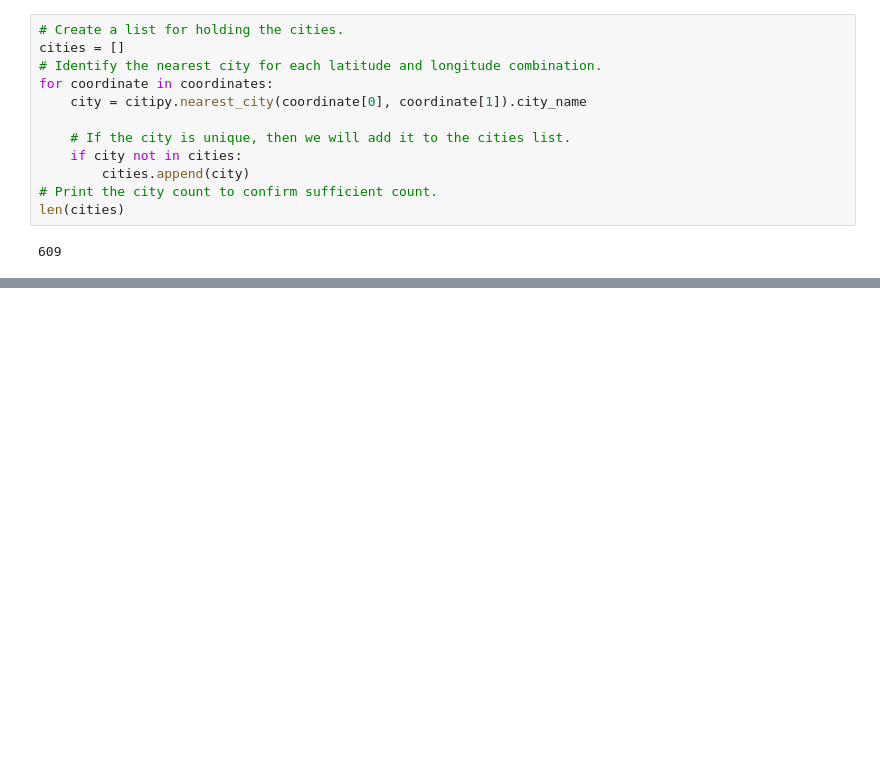
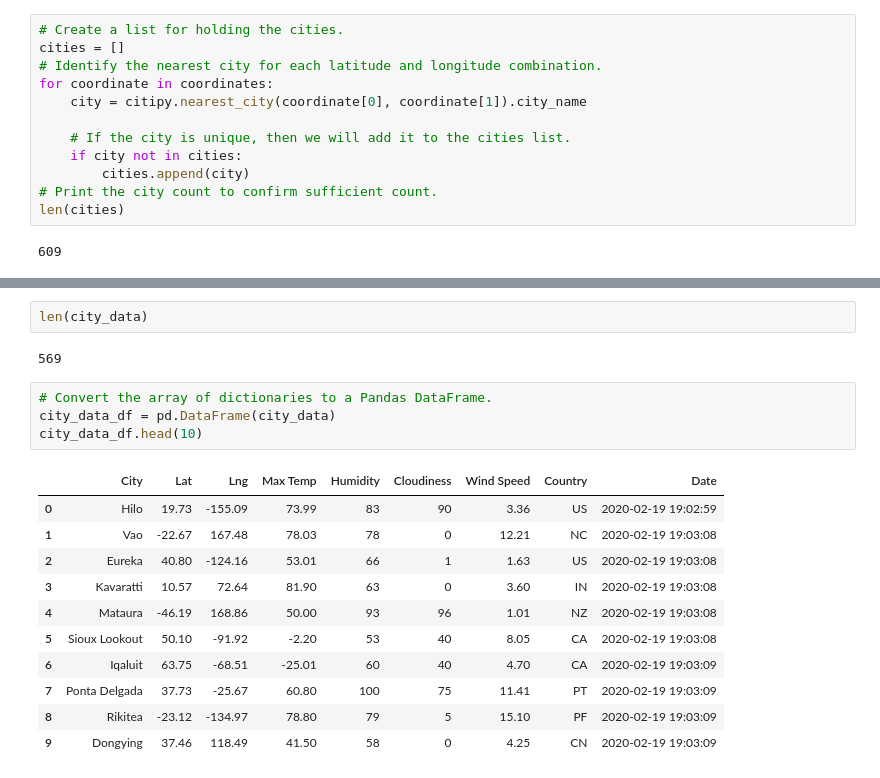
Before and after one commit to rcelorio/World_Weather_Analysis, a Jupyter notebook: WeatherPy.ipynb, the cells around one changed output, grey strips where cells are left out. Saved outputs shown, nothing was run; the diff lists cells and outputs as text; blank space fills up the shorter version.

```diff
--- a/WeatherPy.ipynb
+++ b/WeatherPy.ipynb
@@ -38,0 +127,20 @@ config.weather_api_key
+# %%
+len(city_data)
+# %% [output]
+569
+# %%
+# Convert the array of dictionaries to a Pandas DataFrame.
+city_data_df = pd.DataFrame(city_data)
+city_data_df.head(10)
+# %% [output]
+|  | City | Lat | Lng | Max Temp | Humidity | Cloudiness | Wind Speed | Country | Date |
+| 0 | Hilo | 19.73 | -155.09 | 73.99 | 83 | 90 | 3.36 | US | 2020-02-19 19:02:59 |
+| 1 | Vao | -22.67 | 167.48 | 78.03 | 78 | 0 | 12.21 | NC | 2020-02-19 19:03:08 |
+| 2 | Eureka | 40.80 | -124.16 | 53.01 | 66 | 1 | 1.63 | US | 2020-02-19 19:03:08 |
+| 3 | Kavaratti | 10.57 | 72.64 | 81.90 | 63 | 0 | 3.60 | IN | 2020-02-19 19:03:08 |
+| 4 | Mataura | -46.19 | 168.86 | 50.00 | 93 | 96 | 1.01 | NZ | 2020-02-19 19:03:08 |
+| 5 | Sioux Lookout | 50.10 | -91.92 | -2.20 | 53 | 40 | 8.05 | CA | 2020-02-19 19:03:08 |
+| 6 | Iqaluit | 63.75 | -68.51 | -25.01 | 60 | 40 | 4.70 | CA | 2020-02-19 19:03:09 |
+| 7 | Ponta Delgada | 37.73 | -25.67 | 60.80 | 100 | 75 | 11.41 | PT | 2020-02-19 19:03:09 |
+| 8 | Rikitea | -23.12 | -134.97 | 78.80 | 79 | 5 | 15.10 | PF | 2020-02-19 19:03:09 |
+| 9 | Dongying | 37.46 | 118.49 | 41.50 | 58 | 0 | 4.25 | CN | 2020-02-19 19:03:09 |
```
Also changed, not shown: parts of 9 cells of this notebook, 3 other files.
